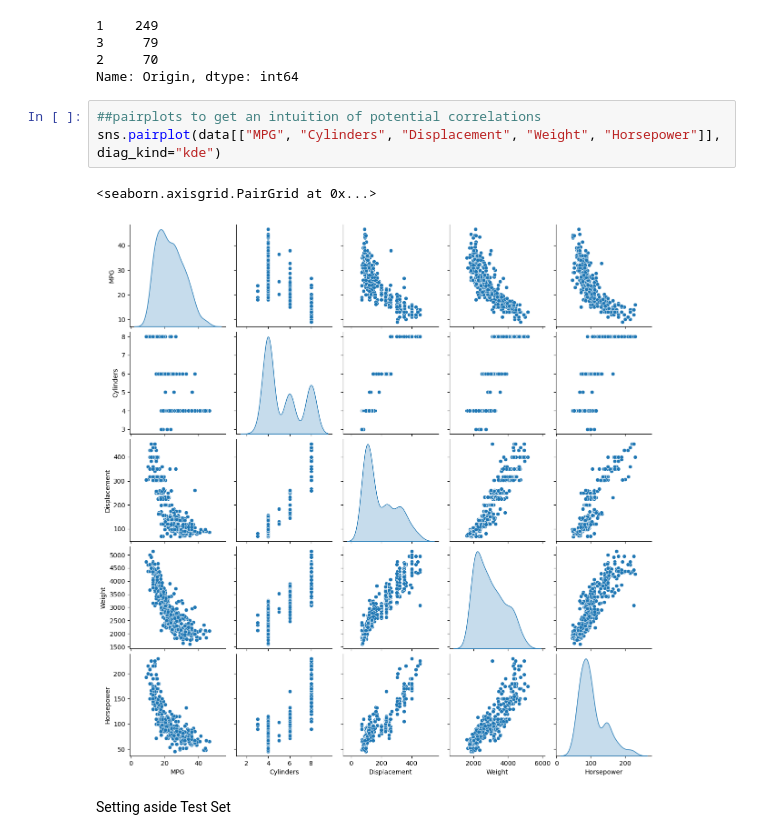
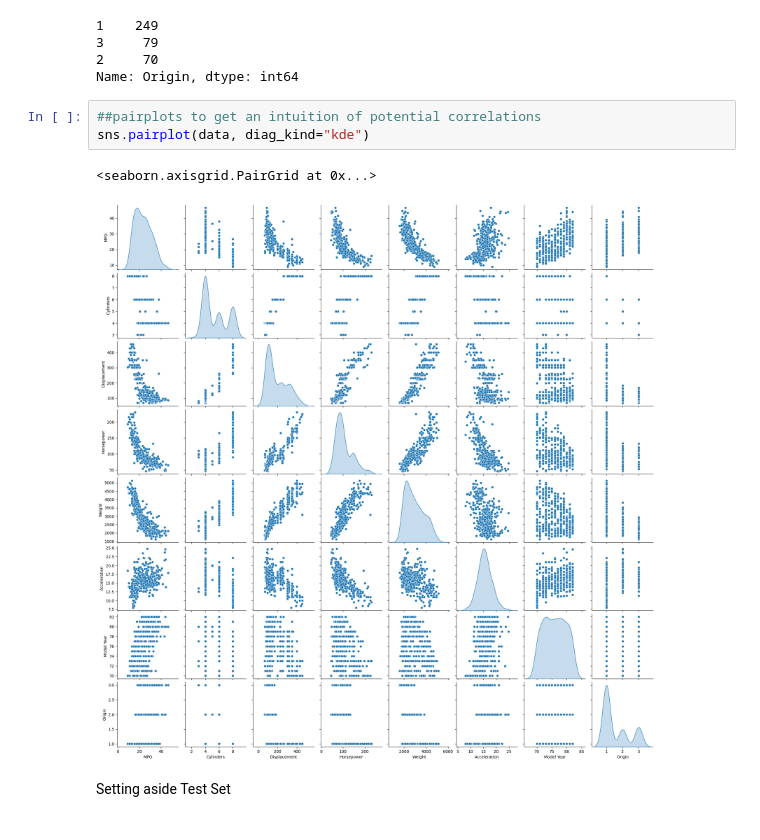
Before and after one commit to waheb-1988/machine_learning_pipeline, a Jupyter notebook: code/models/eda_num.ipynb, the cells around one changed output. Cells and saved outputs as stored; diff of their text form.

```diff
--- a/code/models/eda_num.ipynb
+++ b/code/models/eda_num.ipynb
@@ -123,10 +268,10 @@ data['Origin'].value_counts()
 Name: Origin, dtype: int64
 # %%
 ##pairplots to get an intuition of potential correlations
-sns.pairplot(data[["MPG", "Cylinders", "Displacement", "Weight", "Horsepower"]], diag_kind="kde")
+sns.pairplot(data, diag_kind="kde")
 # %% [output]
 <seaborn.axisgrid.PairGrid at 0x...>
-[figure, old version]
+[figure, new version]
 # %% [markdown]
 Setting aside Test Set
 # %%
```
Also changed, not shown: parts of 17 cells of this notebook, 5 other files.
